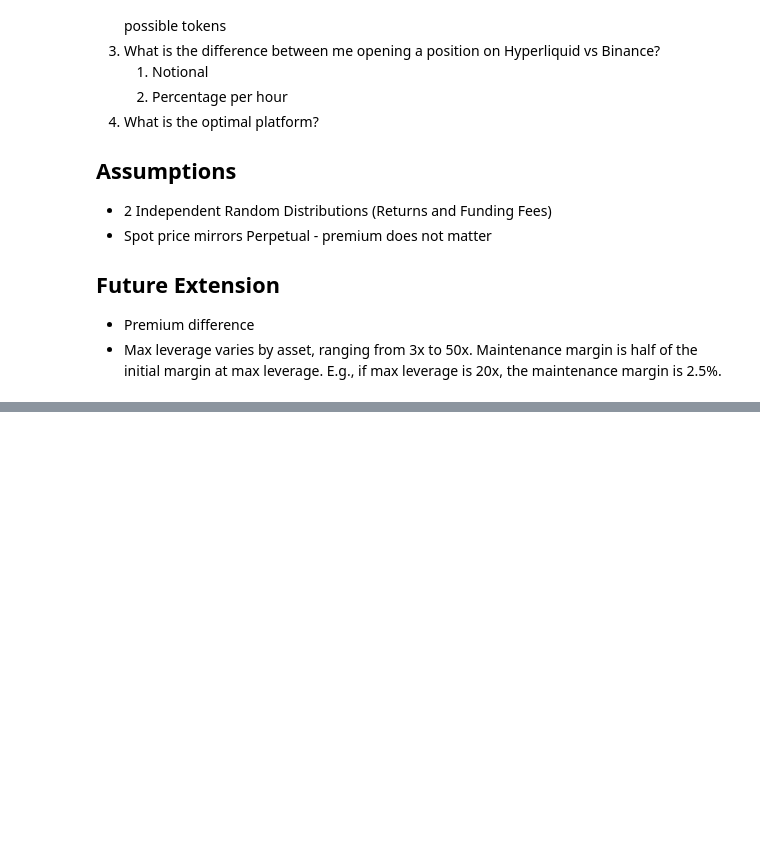
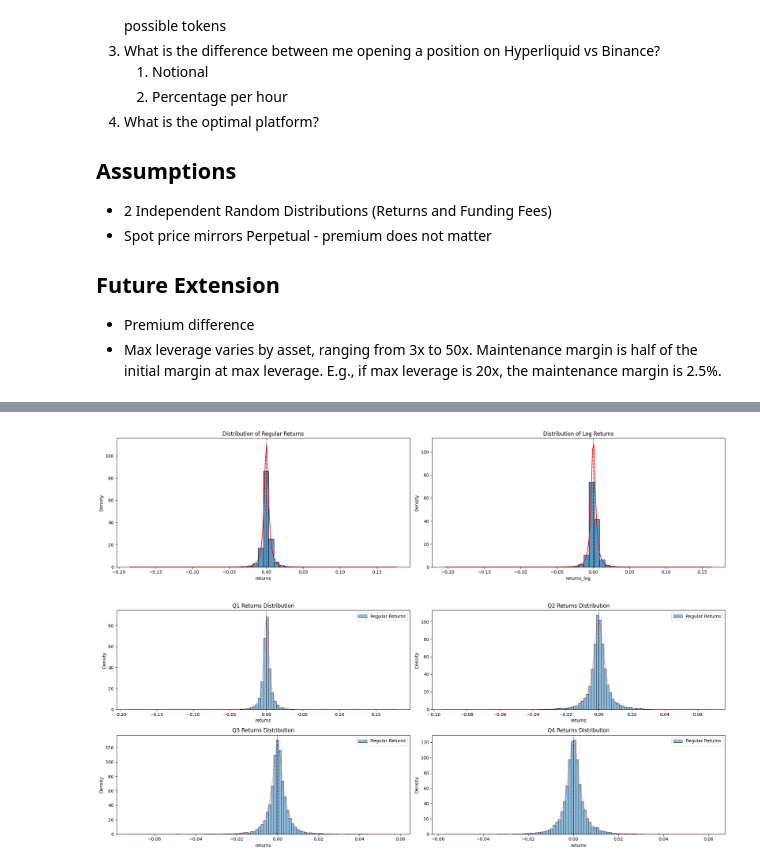
Before and after one commit to ryantjx/stochastic-modelling-of-digital-asset-perpetual-futures, a Jupyter notebook: notebooks/2_fundingandprice.ipynb, the cells around one changed output, grey strips where cells are left out. Drawn from its saved outputs; the diff is of its cells as text; code cells hidden in the pictures; blank space fills up the shorter version.

```diff
--- a/notebooks/2_fundingandprice.ipynb
+++ b/notebooks/2_fundingandprice.ipynb
@@ -118,0 +181,14 @@ requests.get(url = "https://api.bybit.com/v5/market/time")
+# %%
+df_spot_btc['returns'] = df_spot_btc['close'] / df_spot_btc['close'].shift(1) - 1
+df_spot_btc['returns_log'] = np.log(df_spot_btc['close'] / df_spot_btc['close'].shift(1))
+"""
+In Python Quarters are determined as follows:
+1 - January to March
+2 - April to June
+3 - July to September
+4 - October to December
+"""
+df_spot_btc['quarter'] = df_spot_btc['datetime'].dt.quarter
+df_spot_btc['month'] = df_spot_btc['datetime'].dt.month
+df_spot_btc['year'] = df_spot_btc['datetime'].dt.year
+df_spot_btc
@@ -118,0 +502,61 @@ requests.get(url = "https://api.bybit.com/v5/market/time")
+# %%
+def analyze_returns_distribution(input_df):
+    df = input_df.copy()
+    # Convert datetime if it's not already in datetime format
+    df['datetime'] = pd.to_datetime(df['datetime'])
+
+    # Add quarter information
+    df['quarter'] = df['datetime'].dt.quarter
+
+    # Create figure for overall distributions - now in a single row
+    plt.figure(figsize=(20, 5))
+
+    # Regular returns distribution
+    plt.subplot(1, 2, 1)
+    sns.histplot(data=df, x='returns', stat='density', bins=50)
+    sns.kdeplot(data=df, x='returns', color='red')
+    plt.title('Distribution of Regular Returns')
+    plt.axvline(x=0, color='black', linestyle='--', alpha=0.5)
+
+    # Log returns distribution
+    plt.subplot(1, 2, 2)
+    sns.histplot(data=df, x='returns_log', stat='density', bins=50)
+    sns.kdeplot(data=df, x='returns_log', color='red')
+    plt.title('Distribution of Log Returns')
+    plt.axvline(x=0, color='black', linestyle='--', alpha=0.5)
+
+    plt.tight_layout()
+    plt.show()
+
+    # Quarterly analysis with reduced height
+    fig, ((ax1, ax2), (ax3, ax4)) = plt.subplots(2, 2, figsize=(20, 8))
+    axes = [ax1, ax2, ax3, ax4]
+
+    for quarter in range(1, 5):
+        quarter_data = df[df['quarter'] == quarter]
+        ax = axes[quarter-1]
+
+        # Plot both returns and log returns on the same subplot
+        sns.histplot(data=quarter_data, x='returns', stat='density', bins=100,
+                    alpha=0.5, label='Regular Returns', ax=ax)
+        sns.kdeplot(data=quarter_data, x='returns', color='red', ax=ax, alpha = 0.3)
+        # sns.histplot(data=quarter_data, x='returns_log', stat='density', bins=100,
+        #             alpha=0.5, label='Log Returns', ax=ax)
+        # sns.kdeplot(data=quarter_data, x='returns_log', color='blue', ax=ax, alpha = 0.3)
+
+        ax.axvline(x=0, color='black', linestyle='--', alpha=0.5)
+        ax.set_title(f'Q{quarter} Returns Distribution')
+        ax.legend()
+
+        # Adjust y-axis limits to make the plots shorter
+        # current_ylim = ax.get_ylim()
+        # ax.set_ylim(0, current_ylim[1] * 0.8)  # Reduce height by 20%
+
+    plt.tight_layout()
+    plt.show()
+
+# Example usage:
+analyze_returns_distribution(df_spot_btc)
+# %% [output]
+[figure, added]
+[figure, added]
```
Also changed, not shown: parts of 24 cells of this notebook, 1 other file.
